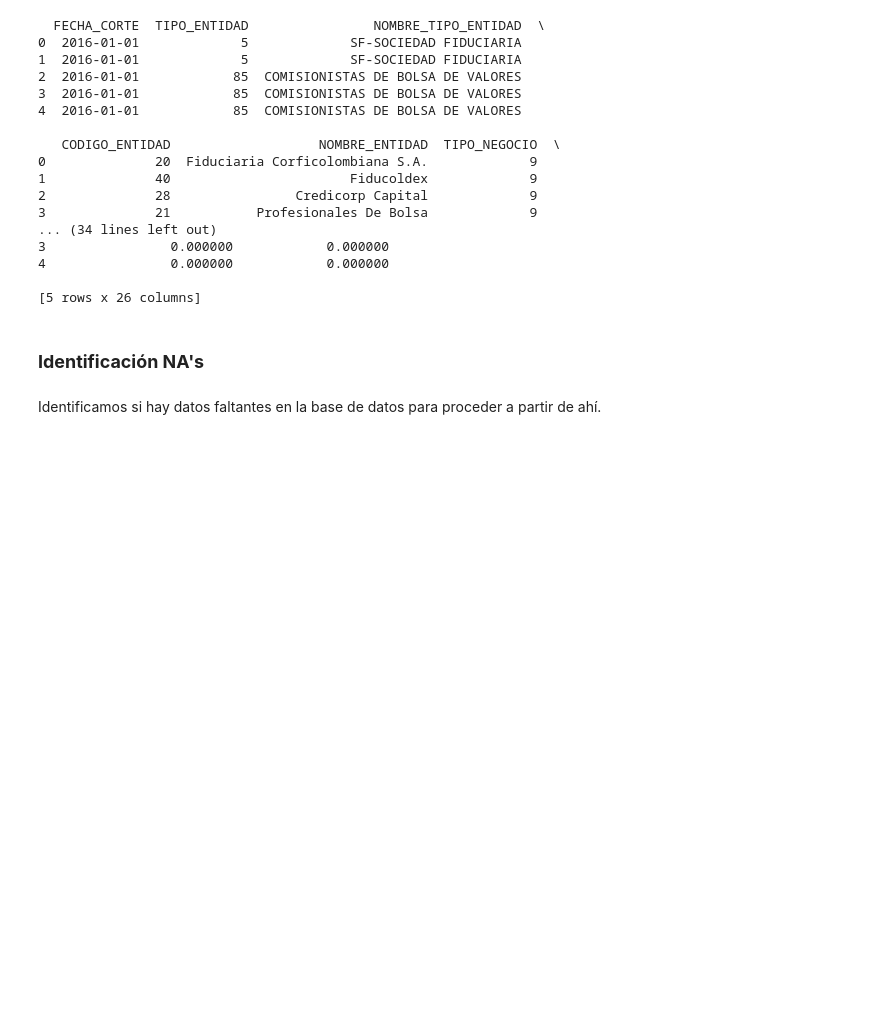
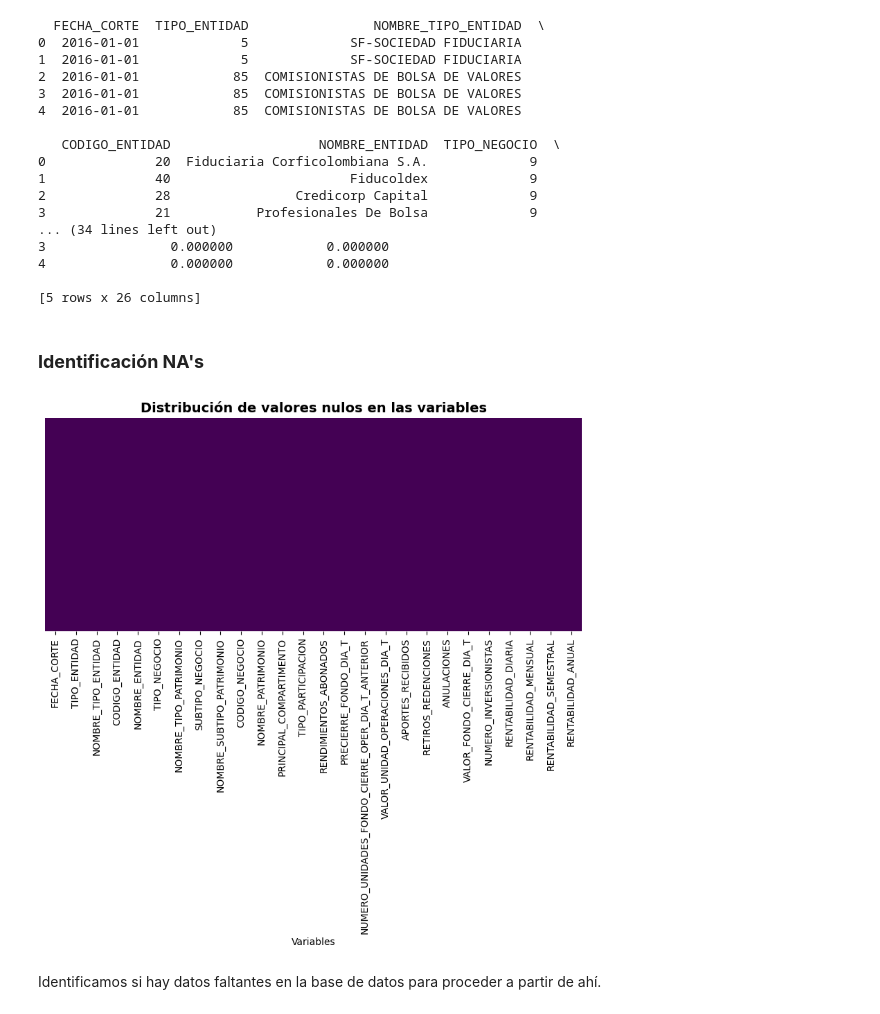
Before and after one commit to TawnyVTC/EDA, a Jupyter notebook: EDA_Rentabilidad.ipynb, the cells around one changed output. Cells and saved outputs as stored; diff of their text form; code cells hidden in the pictures; blank space fills up the shorter version.

```diff
--- a/EDA_Rentabilidad.ipynb
+++ b/EDA_Rentabilidad.ipynb
@@ -41,6 +42,15 @@ print(df.head())
 [5 rows x 26 columns]
 # %% [markdown]
 ### **Identificación NA's**
+# %%
+plt.figure(figsize=(10, 4))
+sns.heatmap(df.isnull(), cmap="viridis", cbar=False, yticklabels=False)
+plt.title("Distribución de valores nulos en las variables",
+          fontsize=14, fontweight="bold")
+plt.xlabel("Variables")
+plt.show()
+# %% [output]
+[figure, added]
 # %% [markdown]
 Identificamos si hay datos faltantes en la base de datos para proceder a partir de ahí.
 # %%
```
Also changed, not shown: parts of 4 cells of this notebook.
